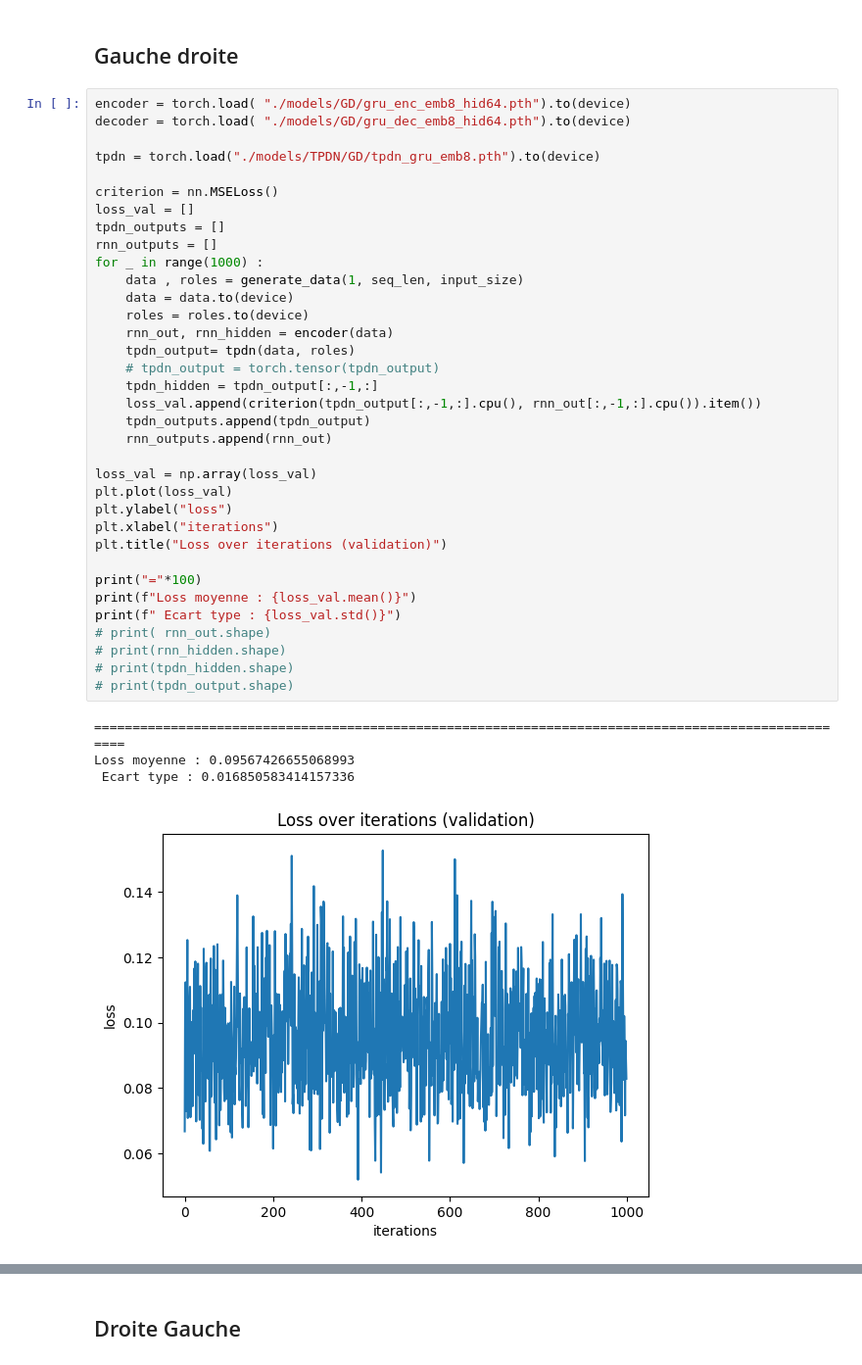
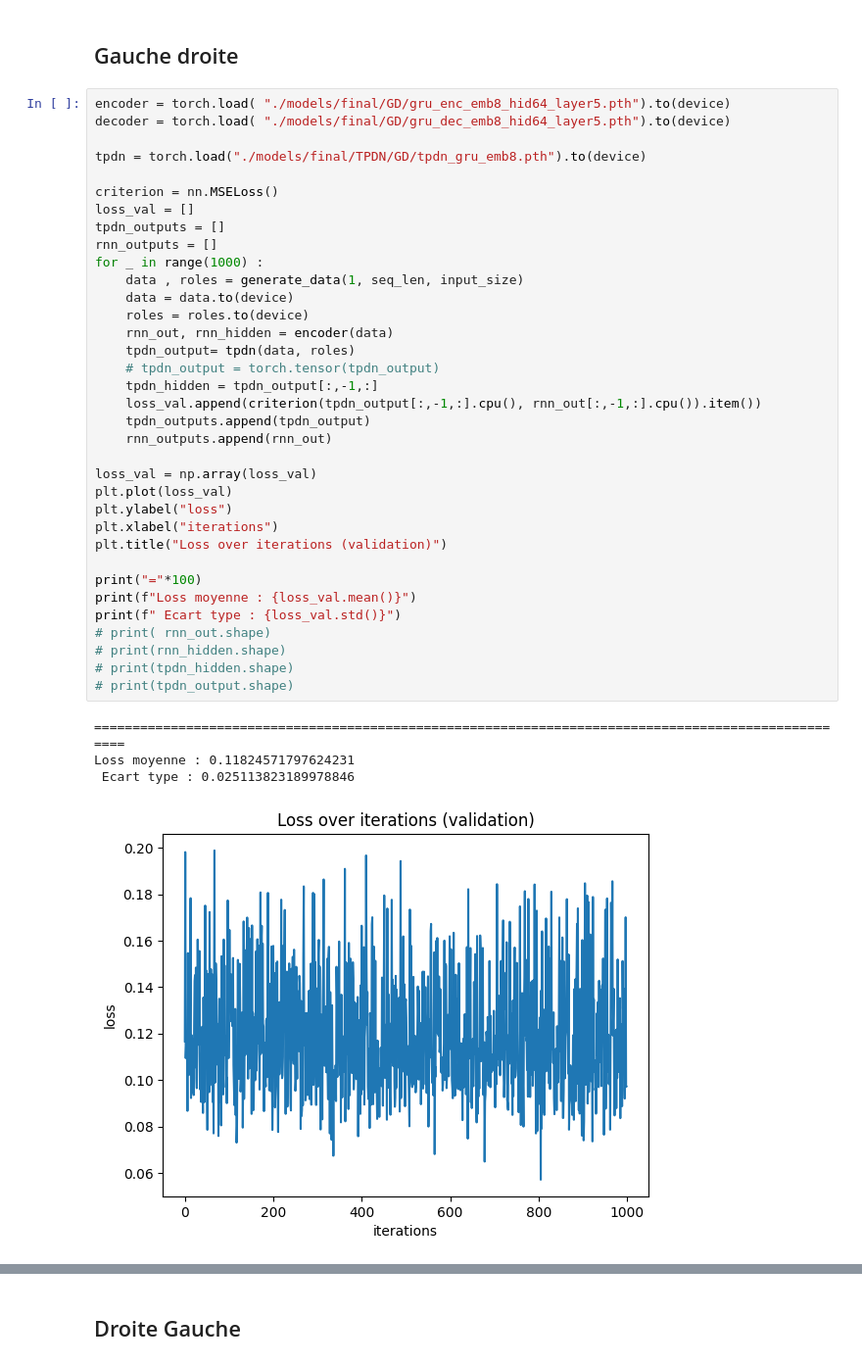
Before and after one commit to baptxste/projet_3A, a Jupyter notebook: partie1.ipynb, the cells around one changed output, grey strips where cells are left out. Shown at 98% size. Cells and saved outputs as stored; diff of their text form.

```diff
--- a/partie1.ipynb
+++ b/partie1.ipynb
@@ -58,45 +383,45 @@ def plot_tensors(tensor1, tensor2, labels=("Tensor 1", "Tensor 2")):
 # %% [markdown]
 ## Gauche droite
 # %%
-encoder = torch.load( "./models/GD/gru_enc_emb8_hid64.pth").to(device)
-decoder = torch.load( "./models/GD/gru_dec_emb8_hid64.pth").to(device)
+encoder = torch.load( "./models/final/GD/gru_enc_emb8_hid64_layer5.pth").to(device)
+decoder = torch.load( "./models/final/GD/gru_dec_emb8_hid64_layer5.pth").to(device)
 
-tpdn = torch.load("./models/TPDN/GD/tpdn_gru_emb8.pth").to(device)
+tpdn = torch.load("./models/final/TPDN/GD/tpdn_gru_emb8.pth").to(device)
 
 criterion = nn.MSELoss()
 loss_val = []
 tpdn_outputs = []
 rnn_outputs = []
 for _ in range(1000) :
     data , roles = generate_data(1, seq_len, input_size)
     data = data.to(device)
     roles = roles.to(device)
     rnn_out, rnn_hidden = encoder(data)
     tpdn_output= tpdn(data, roles)
     # tpdn_output = torch.tensor(tpdn_output)
     tpdn_hidden = tpdn_output[:,-1,:]
     loss_val.append(criterion(tpdn_output[:,-1,:].cpu(), rnn_out[:,-1,:].cpu()).item())
     tpdn_outputs.append(tpdn_output)
     rnn_outputs.append(rnn_out)
 
 loss_val = np.array(loss_val)
 plt.plot(loss_val)
 plt.ylabel("loss")
 plt.xlabel("iterations")
 plt.title("Loss over iterations (validation)")
 
 print("="*100)
 print(f"Loss moyenne : {loss_val.mean()}")
 print(f" Ecart type : {loss_val.std()}")
 # print( rnn_out.shape)
 # print(rnn_hidden.shape)
 # print(tpdn_hidden.shape)
 # print(tpdn_output.shape)
 # %% [output]
 ====================================================================================================
-Loss moyenne : 0.09567426655068993
- Ecart type : 0.016850583414157336
+Loss moyenne : 0.11824571797624231
+ Ecart type : 0.025113823189978846
-[figure, old version]
+[figure, new version]
 # %%
 
 plot_tensors(rnn_hidden[-1].cpu(), tpdn_hidden.cpu())
```
Also changed, not shown: parts of 14 cells of this notebook, 14 other files.
